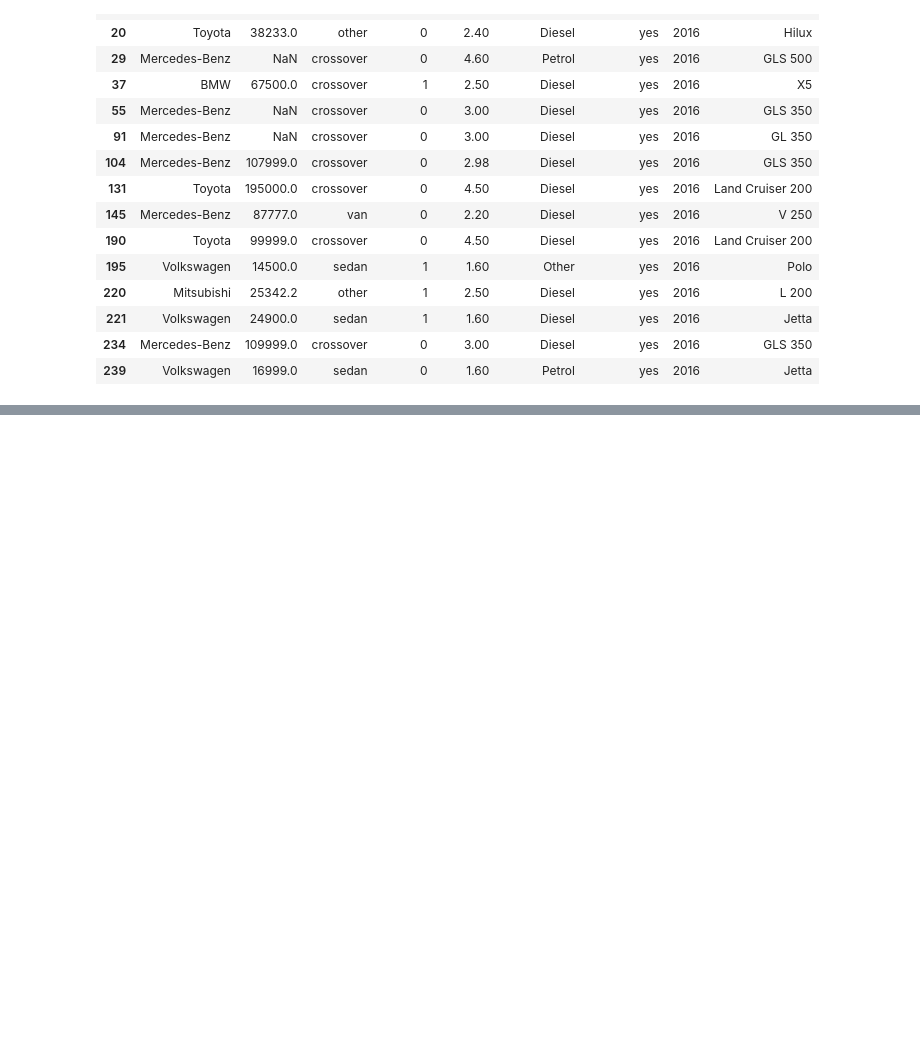
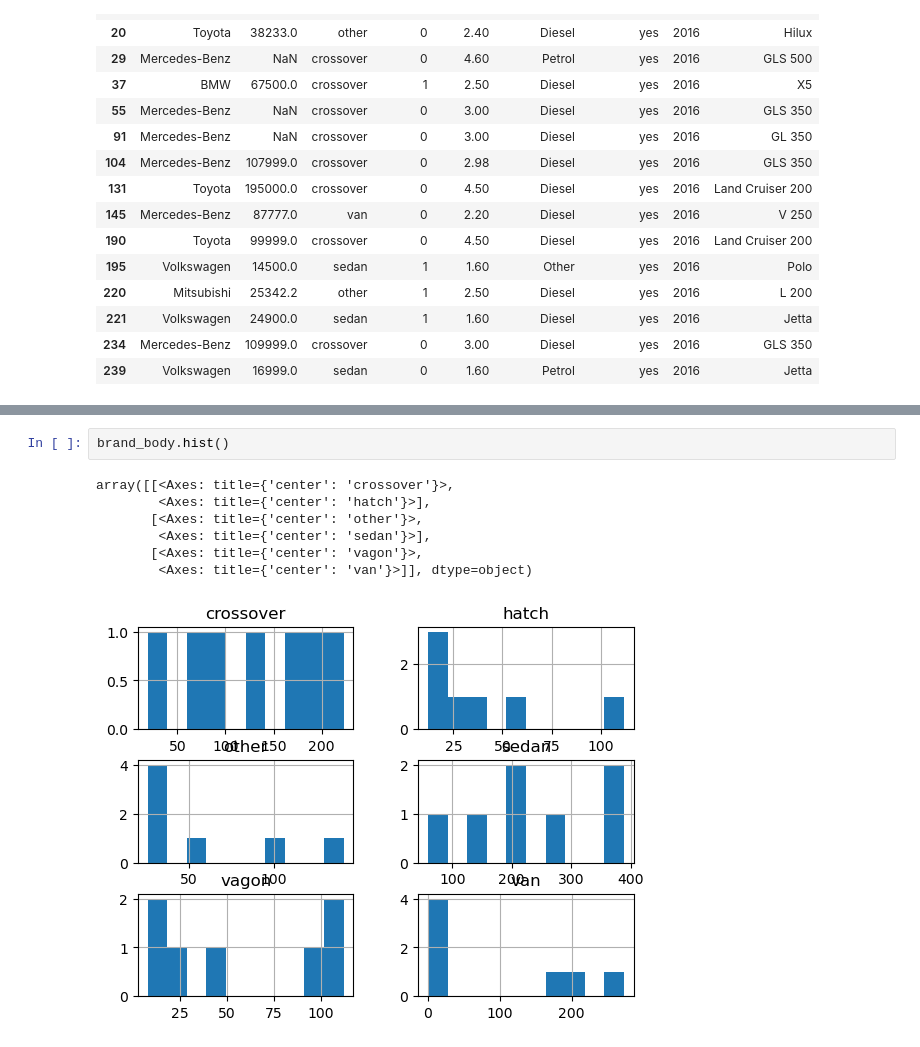
Before and after one commit to chuck-ankit/Python, a Jupyter notebook: ML_DS_missclinious/05_pandas_beginner.ipynb, the cells around one changed output, grey strips where cells are left out. Cells and saved outputs as stored; diff of their text form; blank space fills up the shorter version.

```diff
--- a/ML_DS_missclinious/05_pandas_beginner.ipynb
+++ b/ML_DS_missclinious/05_pandas_beginner.ipynb
@@ -399,0 +454,10 @@ new_cars.iloc[:15]
+# %%
+brand_body.hist()
+# %% [output]
+array([[<Axes: title={'center': 'crossover'}>,
+        <Axes: title={'center': 'hatch'}>],
+       [<Axes: title={'center': 'other'}>,
+        <Axes: title={'center': 'sedan'}>],
+       [<Axes: title={'center': 'vagon'}>,
+        <Axes: title={'center': 'van'}>]], dtype=object)
+[figure, added]
```
Also changed, not shown: parts of 12 cells of this notebook, 1 other file.
